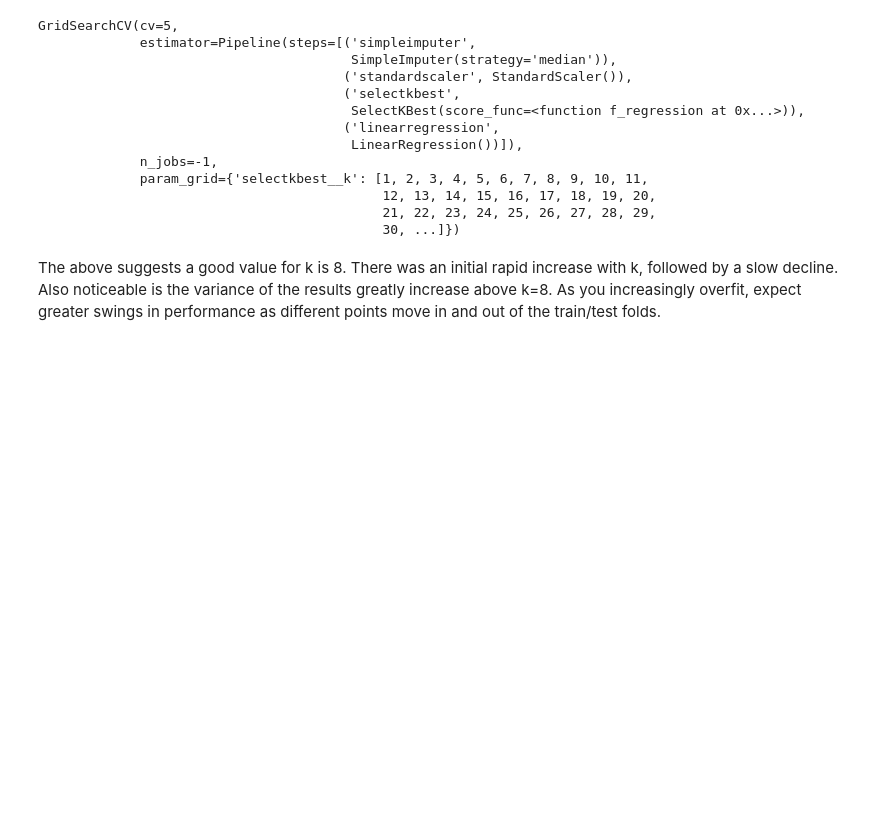
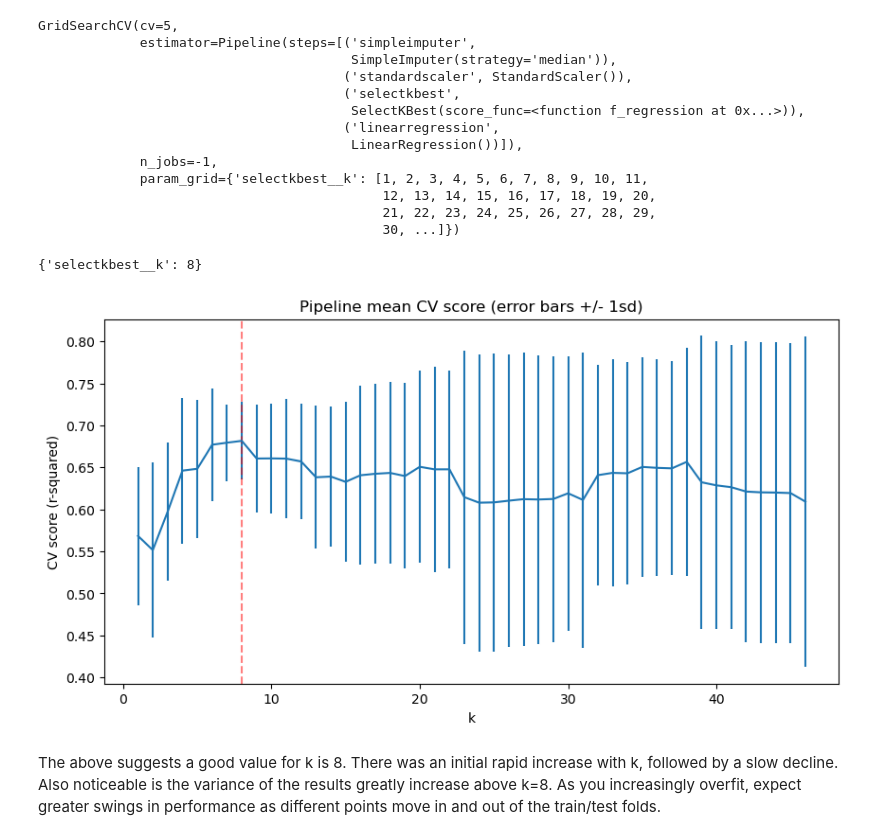
Before and after one commit to bowserd1/DataScienceGuidedCapstone, a Jupyter notebook: Notebooks/04_preprocessing_and_training.ipynb, the cells around one changed output. Drawn from its saved outputs; the diff is of its cells as text; code cells hidden in the pictures; blank space fills up the shorter version.

```diff
--- a/Notebooks/04_preprocessing_and_training.ipynb
+++ b/Notebooks/04_preprocessing_and_training.ipynb
@@ -870,17 +870,21 @@ cv_k = [k for k in lr_grid_cv.cv_results_['param_selectkbest__k']]
 # %%
 #Code task 19#
 #Print the `best_params_` attribute of `lr_grid_cv`
-lr_grid_cv.___
+print(lr_grid_cv.best_params_)
+# %% [output]
+{'selectkbest__k': 8}
 # %%
 #Code task 20#
 #Assign the value of k from the above dict of `best_params_` and assign it to `best_k`
-___ = lr_grid_cv.___['selectkbest__k']
+best_k = lr_grid_cv.best_params_['selectkbest__k']
 plt.subplots(figsize=(10, 5))
 plt.errorbar(cv_k, score_mean, yerr=score_std)
 plt.axvline(x=best_k, c='r', ls='--', alpha=.5)
 plt.xlabel('k')
 plt.ylabel('CV score (r-squared)')
 plt.title('Pipeline mean CV score (error bars +/- 1sd)');
+# %% [output]
+[figure, added]
 # %% [markdown]
 The above suggests a good value for k is 8. There was an initial rapid increase with k, followed by a slow decline. Also noticeable is the variance of the results greatly increase above k=8. As you increasingly overfit, expect greater swings in performance as different points move in and out of the train/test folds.
 # %% [markdown]
```
Also changed, not shown: parts of 17 cells of this notebook, 1 other file.
